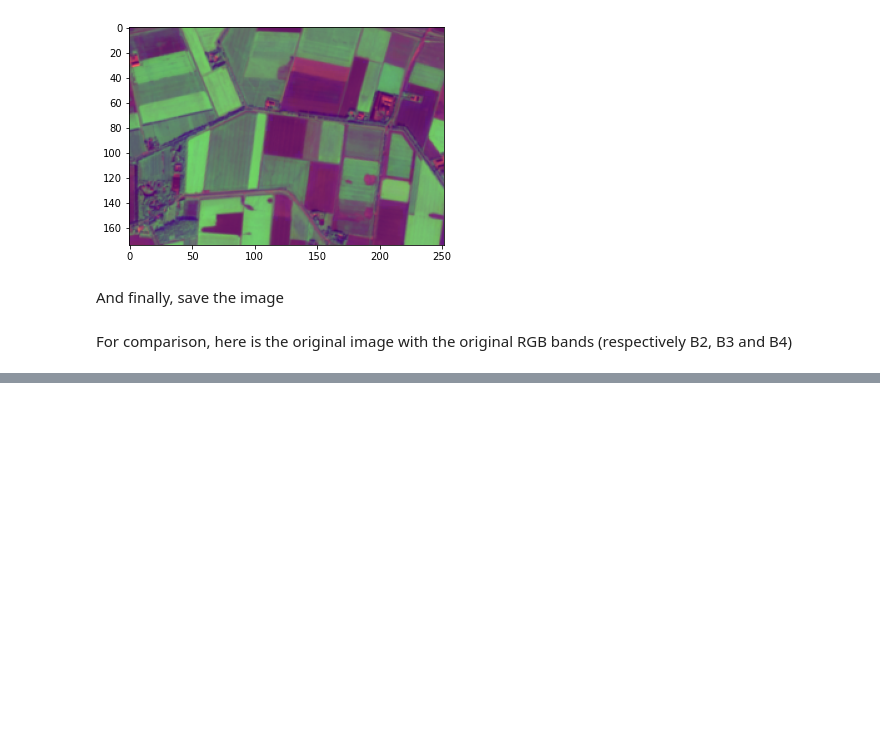
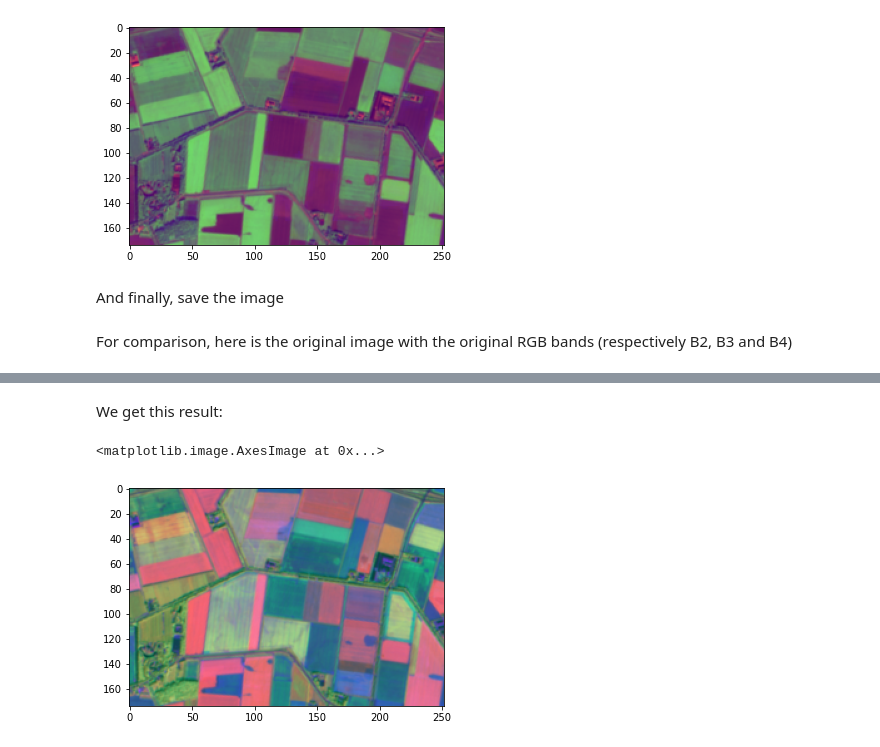
Before and after one commit to tommasobonomo/BlankSpace, a Jupyter notebook: PCA on GeoTiff.ipynb, the cells around one changed output, grey strips where cells are left out. Saved outputs shown, nothing was run; the diff lists cells and outputs as text; code cells hidden in the pictures; blank space fills up the shorter version.

```diff
--- a/PCA on GeoTiff.ipynb
+++ b/PCA on GeoTiff.ipynb
@@ -67,0 +74,9 @@ pylab.imsave(output_original_path, original_image)
+# %%
+base_path = "data/"
+image_name = "combined_sentinel_kortgene"
+paths = [
+    os.path.join(base_path, path)
+    for path in os.listdir(base_path)
+    if path.endswith("kortgene")
+]
+collection = get_image_collection(paths)
@@ -67,0 +90,7 @@ pylab.imsave(output_original_path, original_image)
+# %% [markdown]
+We get this result:
+# %%
+plt.imshow(pca_combined_image)
+# %% [output]
+<matplotlib.image.AxesImage at 0x...>
+[figure, added]
```
Also changed, not shown: parts of 13 cells of this notebook, 3 other files.
